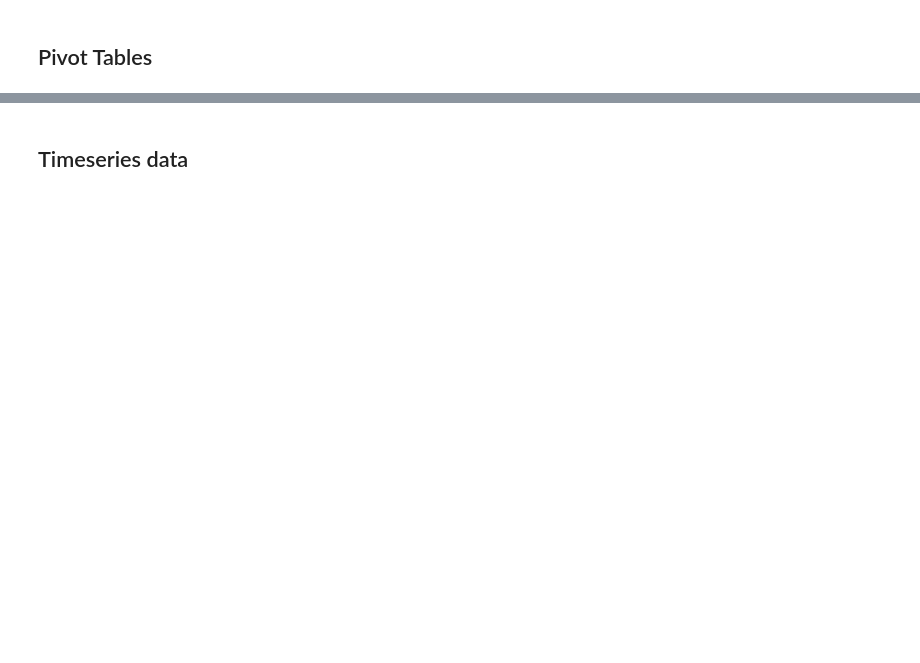
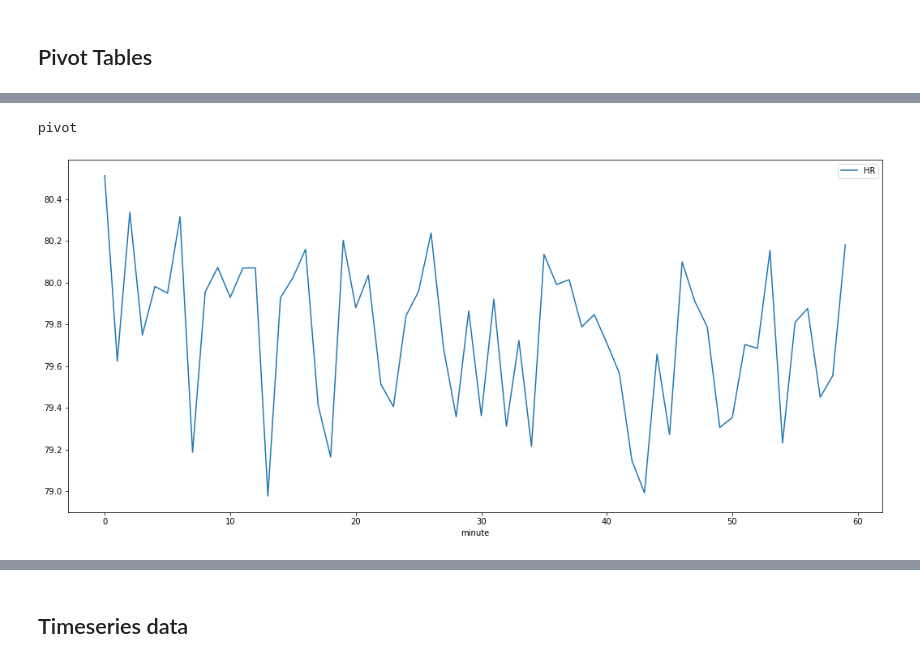
Before and after one commit to maryelo/Arinti---EWS-score---Project-, a Jupyter notebook: time_series.ipynb, the cells around one changed output, grey strips where cells are left out. Drawn from its saved outputs; the diff is of its cells as text; code cells hidden in the pictures; blank space fills up the shorter version.

```diff
--- a/time_series.ipynb
+++ b/time_series.ipynb
@@ -193,0 +261,10 @@ plt.show()
+# %%
+
+
+
+pivot = df.pivot_table(index=['minute'], values=['HR'], aggfunc='mean').plot(figsize = (18,8))
+
+print ('pivot')
+# %% [output]
+pivot
+[figure, added]
```
Also changed, not shown: parts of 36 cells of this notebook, 1 other file.
